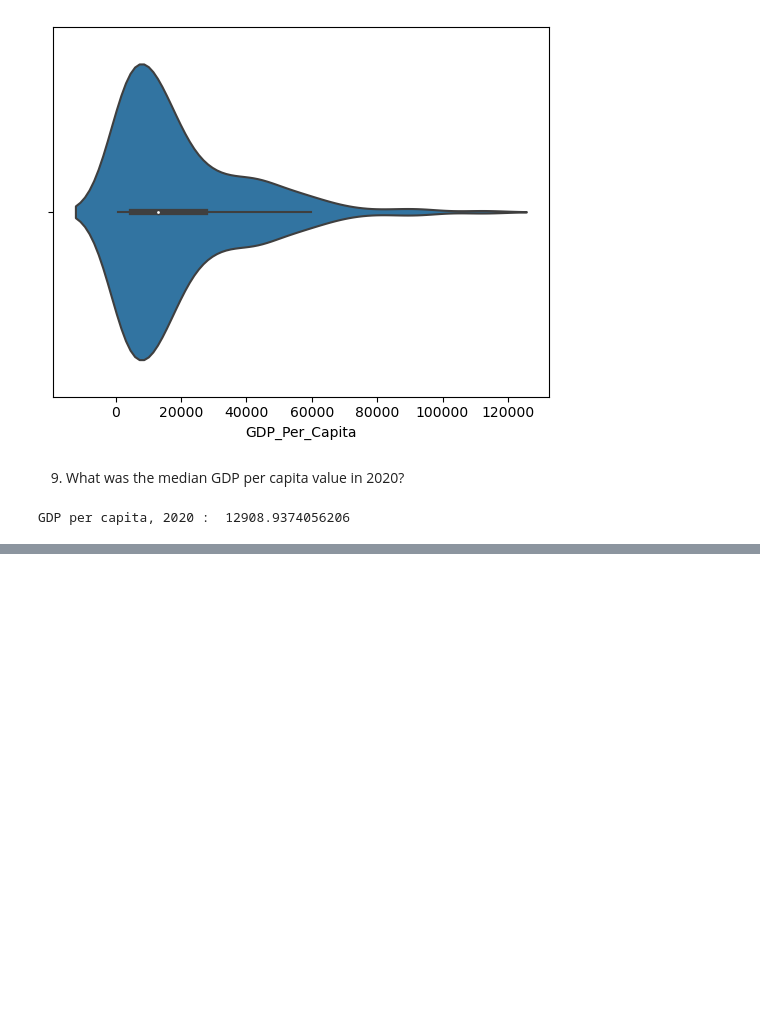
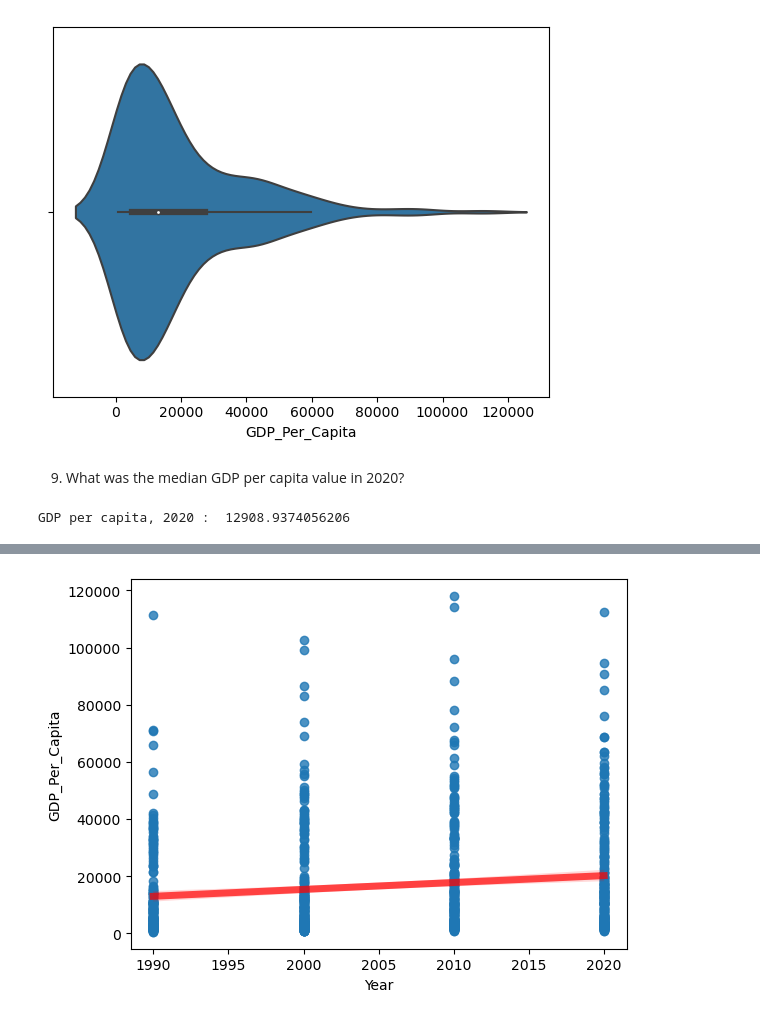
Before and after one commit to NSS-Data-Analytics-Cohort-8/gdp-and-internet-usage-melaniewesson, a Jupyter notebook: notebooks/un_project.ipynb, the cells around one changed output, grey strips where cells are left out. Cells and saved outputs as stored; diff of their text form; code cells hidden in the pictures; blank space fills up the shorter version.

```diff
--- a/notebooks/un_project.ipynb
+++ b/notebooks/un_project.ipynb
@@ -152,0 +168,5 @@ print(gdp_decades.head())
+# %%
+sns.regplot(x=gdp_decades["Year"], y=gdp_decades["GDP_Per_Capita"], line_kws={"color":"r","alpha":0.7,"lw":5})
+plt.show()
+# %% [output]
+[figure, added]
```
Also changed, not shown: parts of 13 cells of this notebook.
